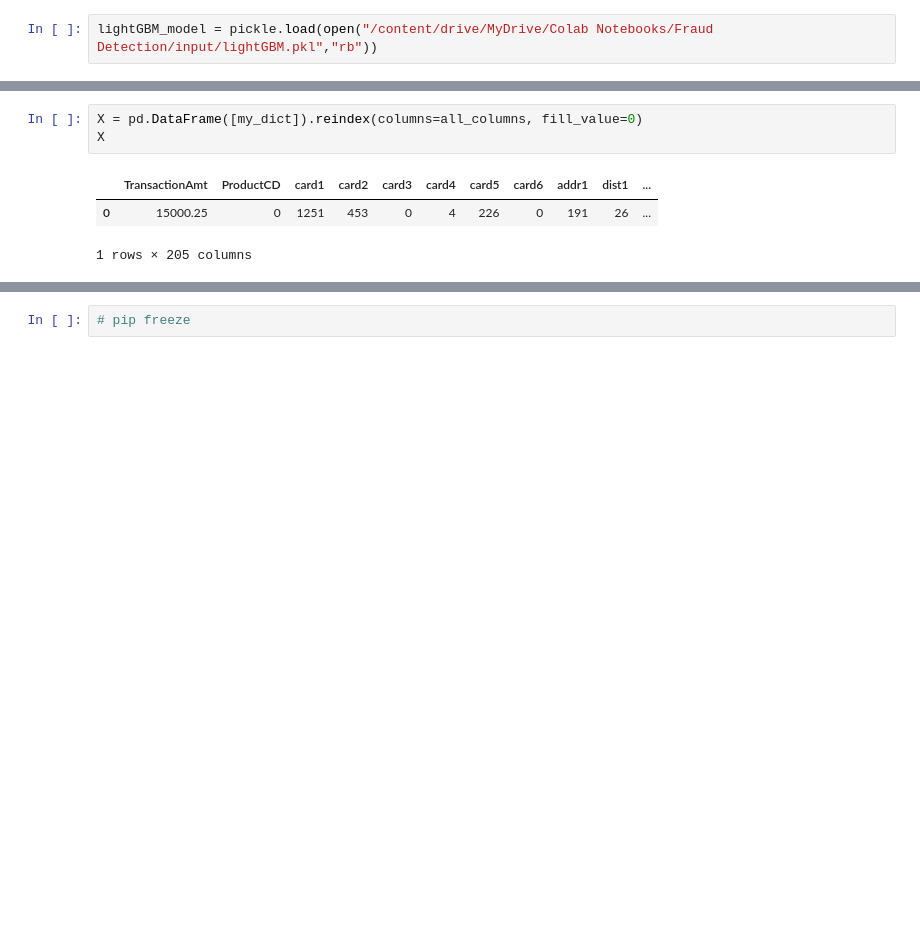
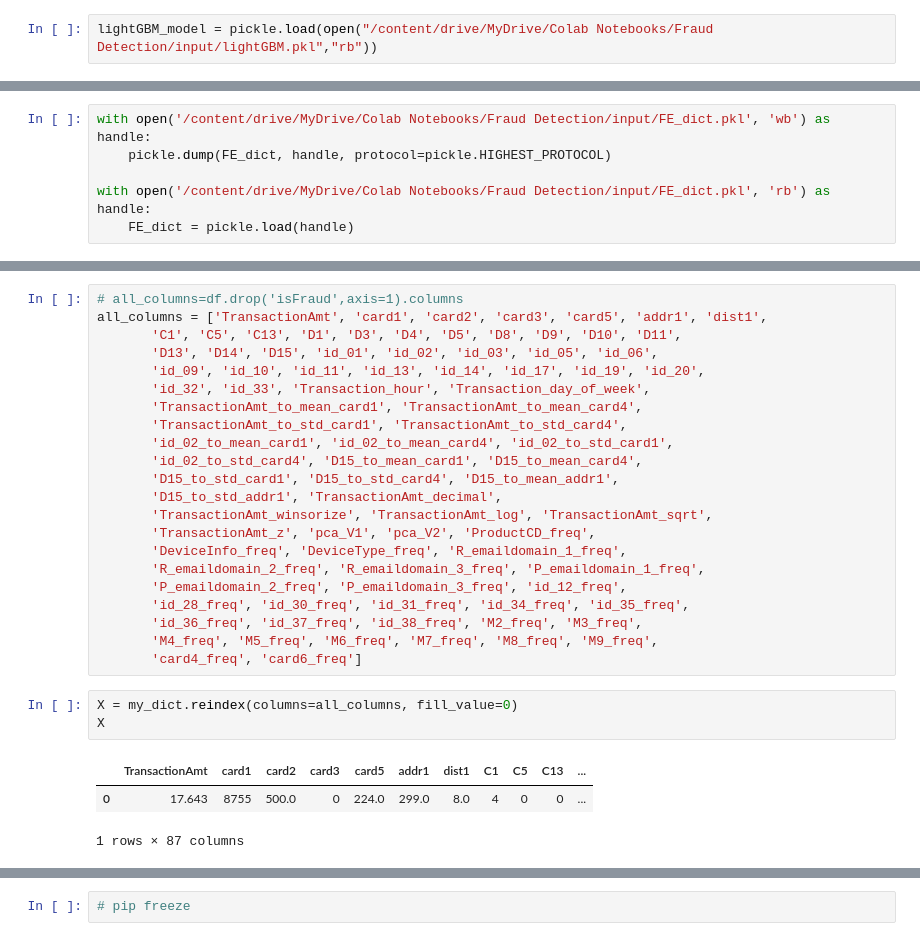
Before and after one commit to fidanfatih/Fraud_Detection, a Jupyter notebook: fraud_detection_phase8a.ipynb, the cells around one changed output, grey strips where cells are left out. Drawn from its saved outputs; the diff is of its cells as text; blank space fills up the shorter version.

Commit message:
Colaboratory kullanılarak oluşturuldu

```diff
--- a/fraud_detection_phase8a.ipynb
+++ b/fraud_detection_phase8a.ipynb
@@ -525,0 +347,6 @@ Index(['TransactionAmt', 'ProductCD', 'card1', 'card2', 'card3', 'card4',
+# %%
+with open('/content/drive/MyDrive/Colab Notebooks/Fraud Detection/input/FE_dict.pkl', 'wb') as handle:
+    pickle.dump(FE_dict, handle, protocol=pickle.HIGHEST_PROTOCOL)
+
+with open('/content/drive/MyDrive/Colab Notebooks/Fraud Detection/input/FE_dict.pkl', 'rb') as handle:
+    FE_dict = pickle.load(handle)
@@ -526,10 +386,32 @@ Index(['TransactionAmt', 'ProductCD', 'card1', 'card2', 'card3', 'card4',
+# %%
+# all_columns=df.drop('isFraud',axis=1).columns
+all_columns = ['TransactionAmt', 'card1', 'card2', 'card3', 'card5', 'addr1', 'dist1',
+       'C1', 'C5', 'C13', 'D1', 'D3', 'D4', 'D5', 'D8', 'D9', 'D10', 'D11',
+       'D13', 'D14', 'D15', 'id_01', 'id_02', 'id_03', 'id_05', 'id_06',
+       'id_09', 'id_10', 'id_11', 'id_13', 'id_14', 'id_17', 'id_19', 'id_20',
+       'id_32', 'id_33', 'Transaction_hour', 'Transaction_day_of_week',
+       'TransactionAmt_to_mean_card1', 'TransactionAmt_to_mean_card4',
+       'TransactionAmt_to_std_card1', 'TransactionAmt_to_std_card4',
+       'id_02_to_mean_card1', 'id_02_to_mean_card4', 'id_02_to_std_card1',
+       'id_02_to_std_card4', 'D15_to_mean_card1', 'D15_to_mean_card4',
+       'D15_to_std_card1', 'D15_to_std_card4', 'D15_to_mean_addr1',
+       'D15_to_std_addr1', 'TransactionAmt_decimal',
+       'TransactionAmt_winsorize', 'TransactionAmt_log', 'TransactionAmt_sqrt',
+       'TransactionAmt_z', 'pca_V1', 'pca_V2', 'ProductCD_freq',
+       'DeviceInfo_freq', 'DeviceType_freq', 'R_emaildomain_1_freq',
+       'R_emaildomain_2_freq', 'R_emaildomain_3_freq', 'P_emaildomain_1_freq',
+       'P_emaildomain_2_freq', 'P_emaildomain_3_freq', 'id_12_freq',
+       'id_28_freq', 'id_30_freq', 'id_31_freq', 'id_34_freq', 'id_35_freq',
+       'id_36_freq', 'id_37_freq', 'id_38_freq', 'M2_freq', 'M3_freq',
+       'M4_freq', 'M5_freq', 'M6_freq', 'M7_freq', 'M8_freq', 'M9_freq',
+       'card4_freq', 'card6_freq']
 # %%
-X = pd.DataFrame([my_dict]).reindex(columns=all_columns, fill_value=0)
+X = my_dict.reindex(columns=all_columns, fill_value=0)
 X
 # %% [output]
-|  | TransactionAmt | ProductCD | card1 | card2 | card3 | card4 | card5 | card6 | addr1 | dist1 | ... |
-| 0 | 15000.25 | 0 | 1251 | 453 | 0 | 4 | 226 | 0 | 191 | 26 | ... |
+|  | TransactionAmt | card1 | card2 | card3 | card5 | addr1 | dist1 | C1 | C5 | C13 | ... |
+| 0 | 17.643 | 8755 | 500.0 | 0 | 224.0 | 299.0 | 8.0 | 4 | 0 | 0 | ... |
-1 rows × 205 columns
+1 rows × 87 columns
 # %%
 prediction = lightGBM_model.predict(X)
 print("The Fraud : ",'Yes' if prediction[0] else 'No')
```
Also changed, not shown: parts of 38 cells of this notebook.
